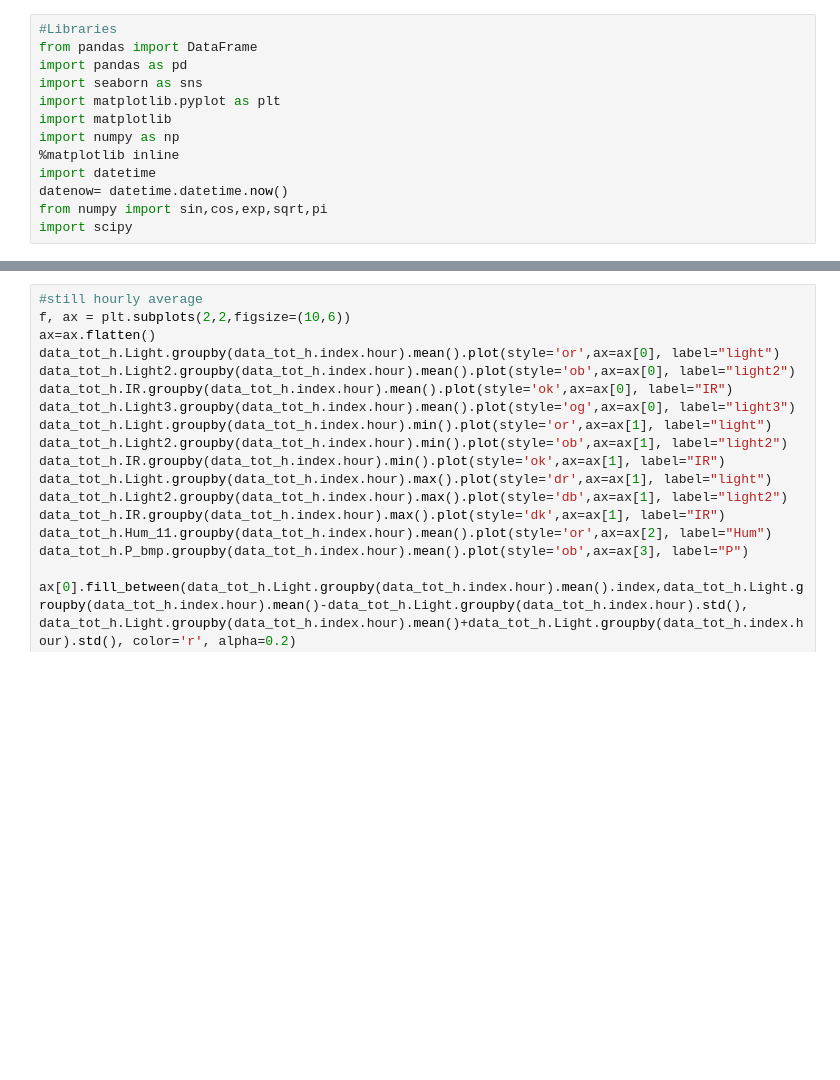
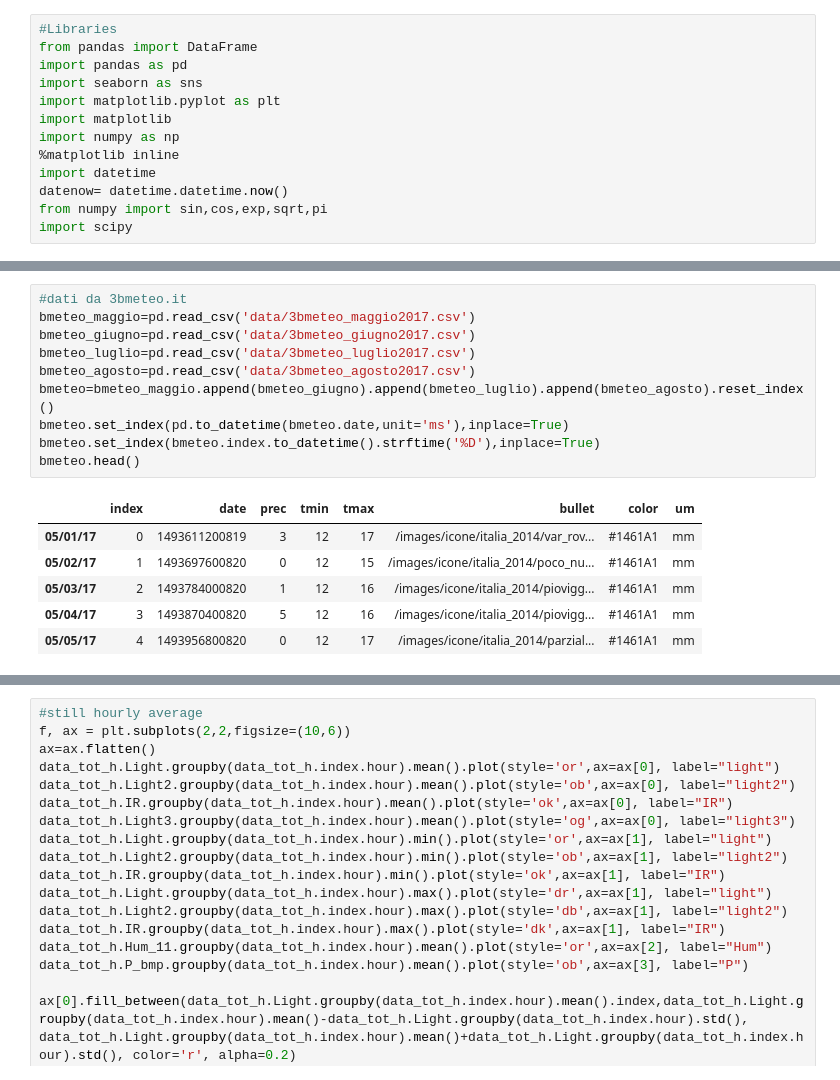
Before and after one commit to baruselli/weather_datalog, a Jupyter notebook: datalog.ipynb, the cells around one changed output, grey strips where cells are left out. Drawn from its saved outputs; the diff is of its cells as text; blank space fills up the shorter version.

```diff
--- a/datalog.ipynb
+++ b/datalog.ipynb
@@ -173,0 +175,17 @@ data_tot_h.describe(include=[np.number])
+# %%
+#dati da 3bmeteo.it
+bmeteo_maggio=pd.read_csv('data/3bmeteo_maggio2017.csv')
+bmeteo_giugno=pd.read_csv('data/3bmeteo_giugno2017.csv')
+bmeteo_luglio=pd.read_csv('data/3bmeteo_luglio2017.csv')
+bmeteo_agosto=pd.read_csv('data/3bmeteo_agosto2017.csv')
+bmeteo=bmeteo_maggio.append(bmeteo_giugno).append(bmeteo_luglio).append(bmeteo_agosto).reset_index()
+bmeteo.set_index(pd.to_datetime(bmeteo.date,unit='ms'),inplace=True)
+bmeteo.set_index(bmeteo.index.to_datetime().strftime('%D'),inplace=True)
+bmeteo.head()
+# %% [output]
+|  | index | date | prec | tmin | tmax | bullet | color | um |
+| 05/01/17 | 0 | 1493611200819 | 3 | 12 | 17 | /images/icone/italia_2014/var_rov... | #1461A1 | mm |
+| 05/02/17 | 1 | 1493697600820 | 0 | 12 | 15 | /images/icone/italia_2014/poco_nu... | #1461A1 | mm |
+| 05/03/17 | 2 | 1493784000820 | 1 | 12 | 16 | /images/icone/italia_2014/piovigg... | #1461A1 | mm |
+| 05/04/17 | 3 | 1493870400820 | 5 | 12 | 16 | /images/icone/italia_2014/piovigg... | #1461A1 | mm |
+| 05/05/17 | 4 | 1493956800820 | 0 | 12 | 17 | /images/icone/italia_2014/parzial... | #1461A1 | mm |
```
Also changed, not shown: parts of 47 cells of this notebook, 9 other files.
